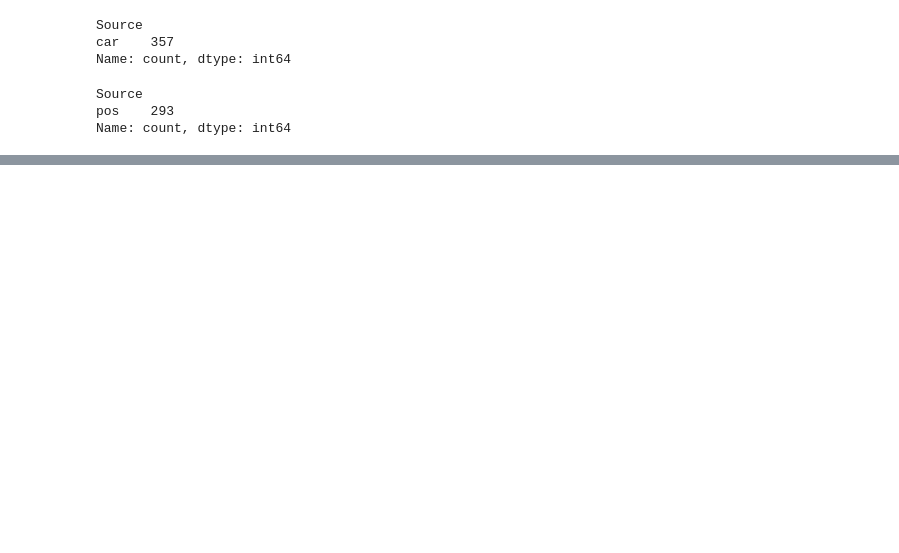
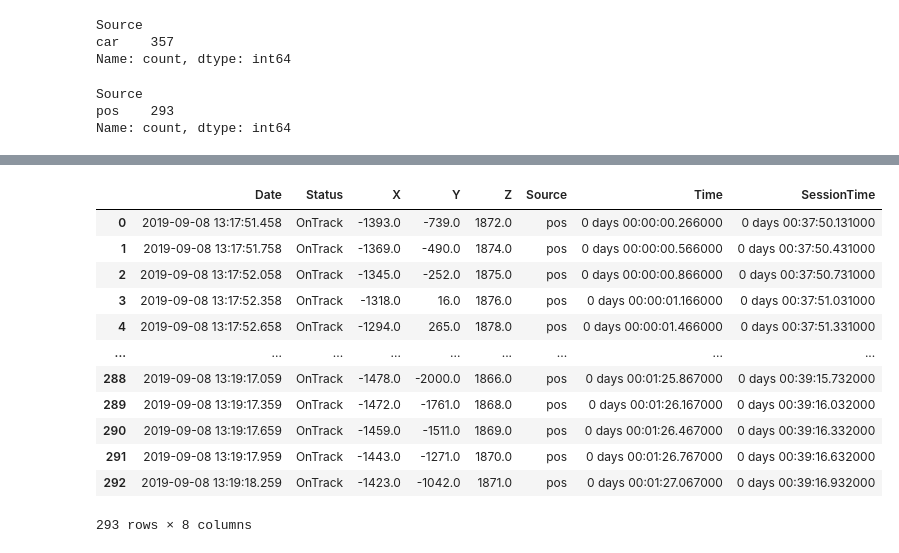
Before and after one commit to prathameshbadve/f1_ds_project, a Jupyter notebook: notebooks/data_exploration/telemetry_data_exploration.ipynb, the cells around one changed output, grey strips where cells are left out. Cells and saved outputs as stored; diff of their text form; code cells hidden in the pictures; blank space fills up the shorter version.

```diff
--- a/notebooks/data_exploration/telemetry_data_exploration.ipynb
+++ b/notebooks/data_exploration/telemetry_data_exploration.ipynb
@@ -241,0 +269,16 @@ session.session_info
+# %%
+pos_data_sample_lap
+# %% [output]
+|  | Date | Status | X | Y | Z | Source | Time | SessionTime |
+| 0 | 2019-09-08 13:17:51.458 | OnTrack | -1393.0 | -739.0 | 1872.0 | pos | 0 days 00:00:00.266000 | 0 days 00:37:50.131000 |
+| 1 | 2019-09-08 13:17:51.758 | OnTrack | -1369.0 | -490.0 | 1874.0 | pos | 0 days 00:00:00.566000 | 0 days 00:37:50.431000 |
+| 2 | 2019-09-08 13:17:52.058 | OnTrack | -1345.0 | -252.0 | 1875.0 | pos | 0 days 00:00:00.866000 | 0 days 00:37:50.731000 |
+| 3 | 2019-09-08 13:17:52.358 | OnTrack | -1318.0 | 16.0 | 1876.0 | pos | 0 days 00:00:01.166000 | 0 days 00:37:51.031000 |
+| 4 | 2019-09-08 13:17:52.658 | OnTrack | -1294.0 | 265.0 | 1878.0 | pos | 0 days 00:00:01.466000 | 0 days 00:37:51.331000 |
+| ... | ... | ... | ... | ... | ... | ... | ... | ... |
+| 288 | 2019-09-08 13:19:17.059 | OnTrack | -1478.0 | -2000.0 | 1866.0 | pos | 0 days 00:01:25.867000 | 0 days 00:39:15.732000 |
+| 289 | 2019-09-08 13:19:17.359 | OnTrack | -1472.0 | -1761.0 | 1868.0 | pos | 0 days 00:01:26.167000 | 0 days 00:39:16.032000 |
+| 290 | 2019-09-08 13:19:17.659 | OnTrack | -1459.0 | -1511.0 | 1869.0 | pos | 0 days 00:01:26.467000 | 0 days 00:39:16.332000 |
+| 291 | 2019-09-08 13:19:17.959 | OnTrack | -1443.0 | -1271.0 | 1870.0 | pos | 0 days 00:01:26.767000 | 0 days 00:39:16.632000 |
+| 292 | 2019-09-08 13:19:18.259 | OnTrack | -1423.0 | -1042.0 | 1871.0 | pos | 0 days 00:01:27.067000 | 0 days 00:39:16.932000 |
+293 rows × 8 columns
```
Also changed, not shown: parts of 34 cells of this notebook.
